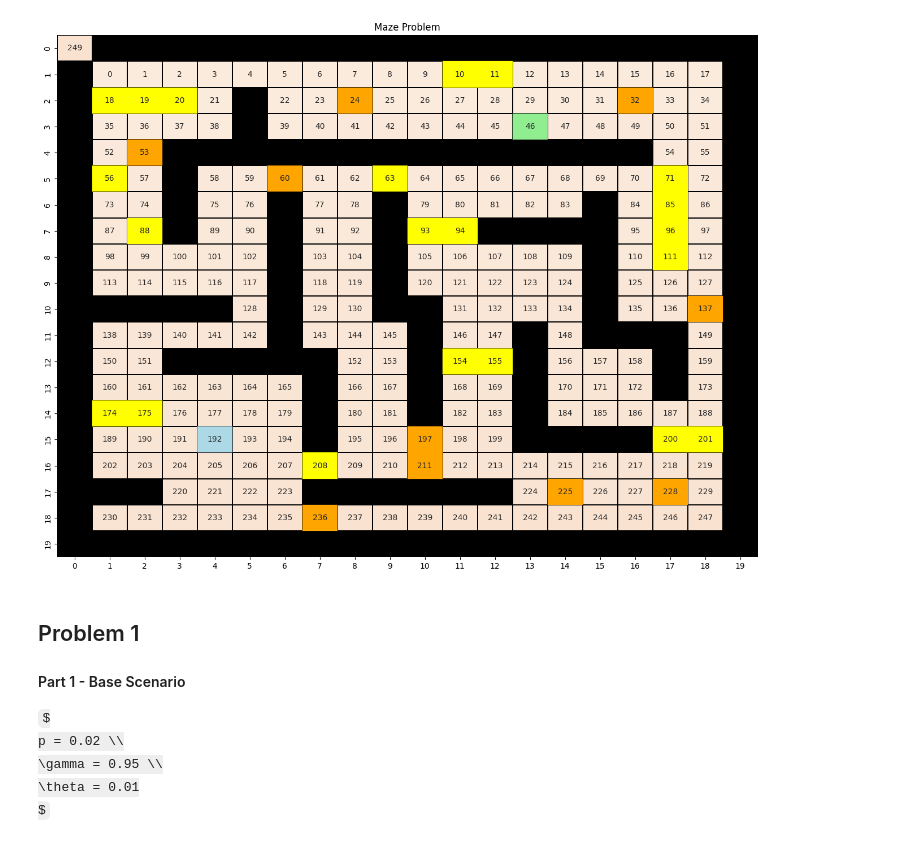
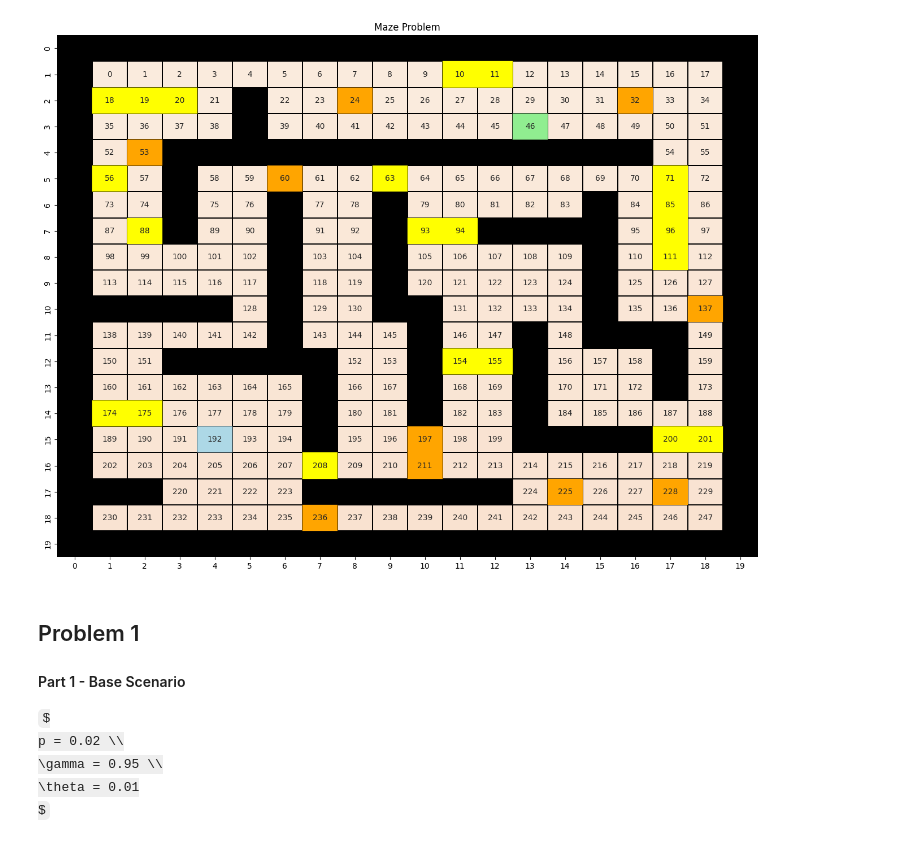
Before and after one commit to ffpaiki/RL-Project, a Jupyter notebook: project2/project02-problem01.ipynb, the cells around one changed output. Cells and saved outputs as stored; diff of their text form; code cells hidden in the pictures; some formulas as TeX source.

```diff
--- a/project2/project02-problem01.ipynb
+++ b/project2/project02-problem01.ipynb
@@ -8,7 +8,7 @@ import seaborn as sns
 import matplotlib.pyplot as plt
 from matplotlib.patches import Rectangle
 # %%
-num_states = 250
+num_states = 248
 num_actions = 4
 
 s_loc = np.zeros((num_states,2))
@@ -214,34 +214,34 @@ def coloring_blocks(heatmap, oil_states, bump_states, start_state, end_state):
                                 fill=True, facecolor='lightgreen', edgecolor='lightgreen', lw=0.25))
 
 
 
 oil_states = [(4,2),(2,8),(2,16),(5,6),(10,18),(18,7),(15,10),(16,10),(17,14),(17,17)]
 bump_states = [(2,1),(2,2),(2,3),(14,1),(14,2),(5,1),(7,2),(16,7),(5,9),(1,11),(1,12),(7,10),(7,11),(12,11),(12,12),(15,18),(15,17),(5,17),(6,17),(7,17),(8,17)]
 start_state = (15,4)
 end_state = (3,13)
 
 def updateStateMatrix(data):
 
     for s in range(num_states):
 
         # The location of the current state in the maze
         i = s_loc[s,0]
         j = s_loc[s,1]
 
         State_Matrix[i][j] = s
 
     plt.subplots(figsize=(16,12))
     heatmap = sns.heatmap(State_Matrix, fmt='.0f', linewidths=0.2, linecolor='black', annot=State_Matrix, annot_kws={'size': 10}, cbar= False, cmap= 'rocket_r',vmax=9999,vmin=0)
     heatmap.set_facecolor('black') # Color for the NaN cells in the state matrix
     coloring_blocks(heatmap, oil_states, bump_states, start_state,end_state)
     plt.title('Maze Problem')
     plt.show()
 
 updateStateMatrix(s_loc)
 
 # print(State_Matrix)
 # %% [output]
-[figure, old version]
+[figure, new version]
 # %% [markdown]
 ## Problem 1
 
```
Also changed, not shown: parts of 7 cells of this notebook, 6 other files.
